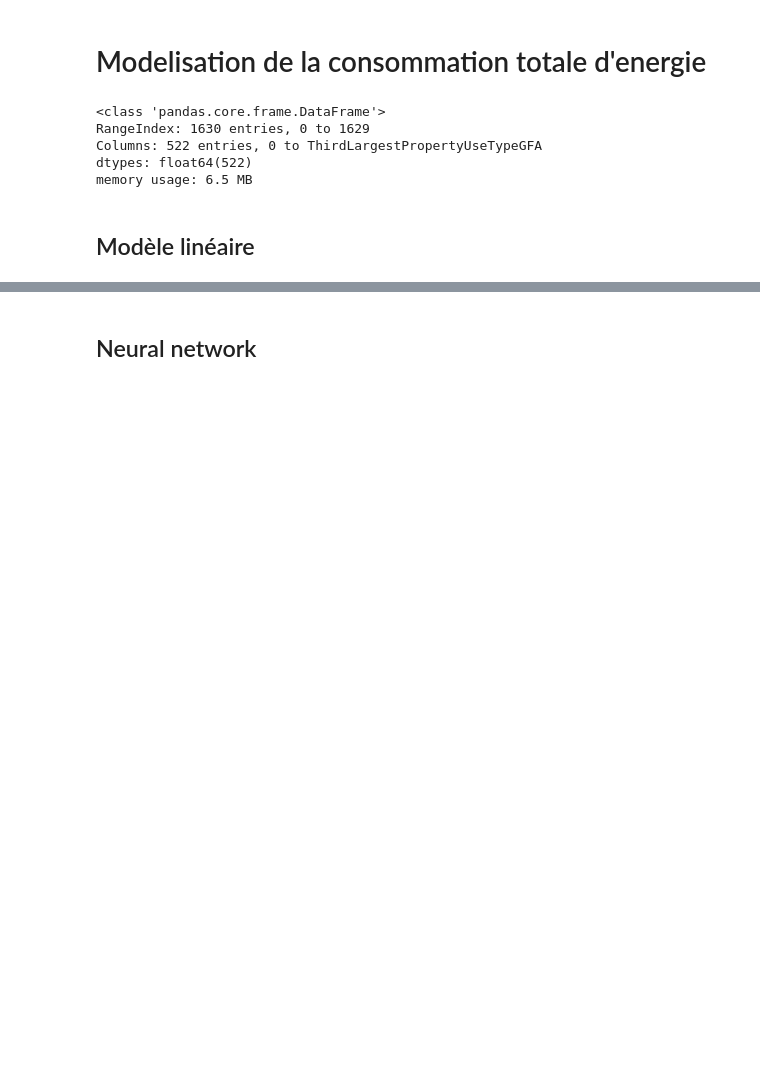
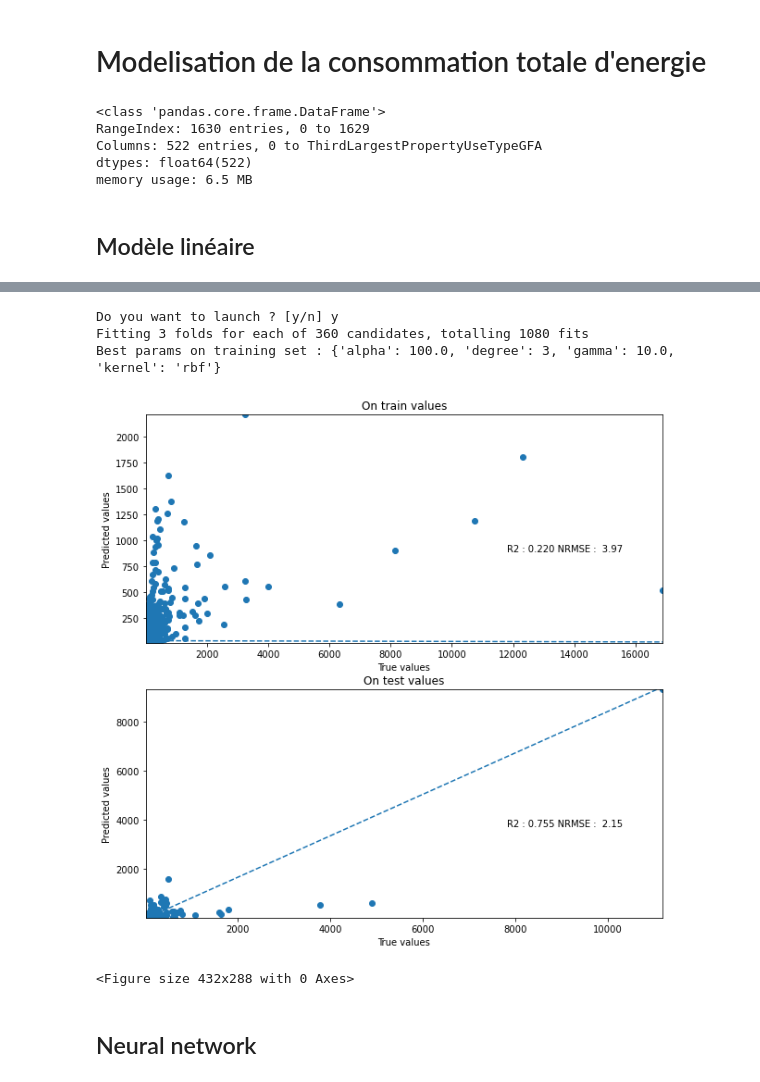
Before and after one commit to NicoJanko/Project_4_OPC, a Jupyter notebook: Projet_4_CO2.ipynb, the cells around one changed output, grey strips where cells are left out. Drawn from its saved outputs; the diff is of its cells as text; code cells hidden in the pictures; blank space fills up the shorter version.

```diff
--- a/Projet_4_CO2.ipynb
+++ b/Projet_4_CO2.ipynb
@@ -184,34 +184,40 @@ Best params on training set : {'degree': 2, 'gamma': 0.01, 'kernel': 'rbf'}
 # %%
 from sklearn import kernel_ridge
 #let's try with a ridge regression
 
 x = input('Do you want to launch ? [y/n]')
 if x == 'y':
     alpha_range = [1.0, 5.0, 10.0, 100.0]
-    kernels = ['linear', 'poly', 'sigmoid', 'rbf']
+    kernels = ['linear', 'poly', 'rbf']
     degrees = [3,4,5]
     gamma_range  = np.logspace(-2, 1, 10)
 
 
     param_grid = {'gamma' : gamma_range, 'kernel' : kernels, 'degree' : degrees, 'alpha' : alpha_range}
 
     score = 'neg_mean_absolute_percentage_error'
 
     kernel_ridge_cv = GridSearchCV(kernel_ridge.KernelRidge(), param_grid, cv = 3, scoring = score, verbose = 1)
 
     kernel_ridge_cv.fit(xtrain, ytrain)
 
     print('Best params on training set : {}'.format(kernel_ridge_cv.best_params_))
 
 bkernel = kernel_ridge_cv.best_params_['kernel']
 bgamma = kernel_ridge_cv.best_params_['gamma']
 bdegree = kernel_ridge_cv.best_params_['degree']
 balpha = kernel_ridge_cv.best_params_['alpha']
 
 model = kernel_ridge.KernelRidge(alpha = balpha, kernel = bkernel, degree = bdegree, gamma = bgamma)
-model = model.fit(xtrain, ytrain)
+model_kr = model.fit(xtrain, ytrain)
 
-true_pred_plot(ytrain, model.predict(xtrain), ytest, model.predict(xtest))
+true_pred_plot(ytrain, model_kr.predict(xtrain), ytest, model_kr.predict(xtest))
+# %% [output]
+Do you want to launch ? [y/n] y
+Fitting 3 folds for each of 360 candidates, totalling 1080 fits
+Best params on training set : {'alpha': 100.0, 'degree': 3, 'gamma': 10.0, 'kernel': 'rbf'}
+[figure, added]
+<Figure size 432x288 with 0 Axes>
 # %% [markdown]
 ## Neural network
 # %%
```
Also changed, not shown: parts of 17 cells of this notebook, 1 other file.
